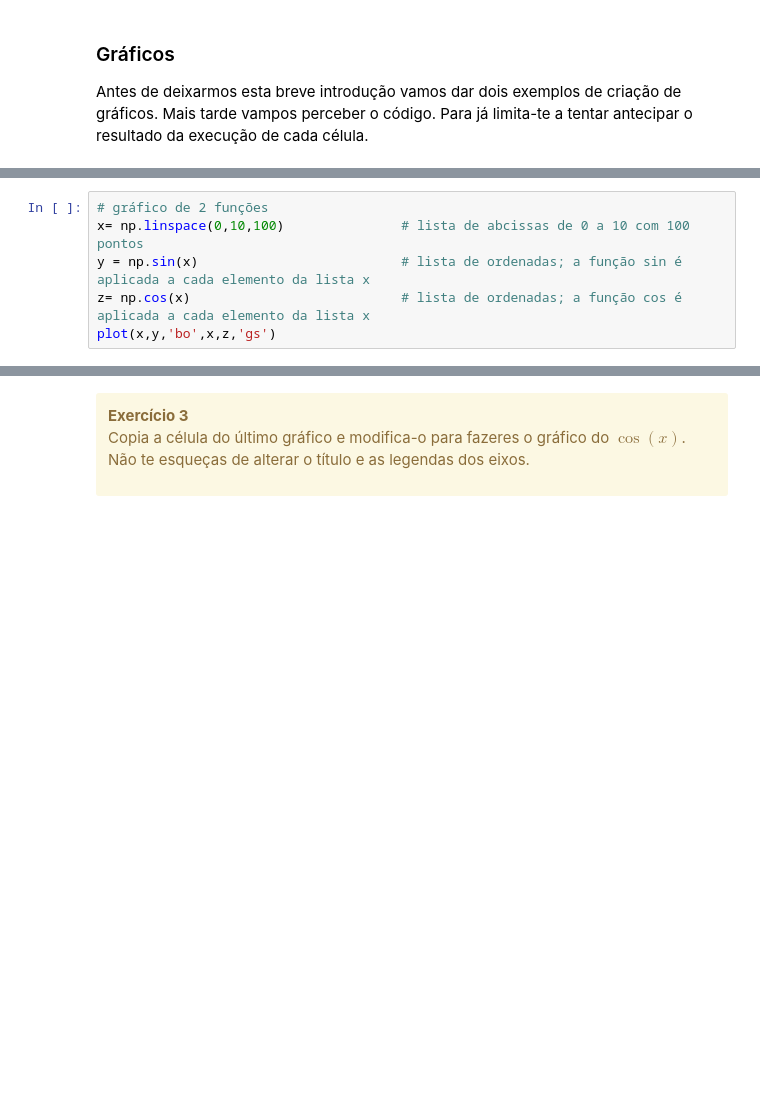
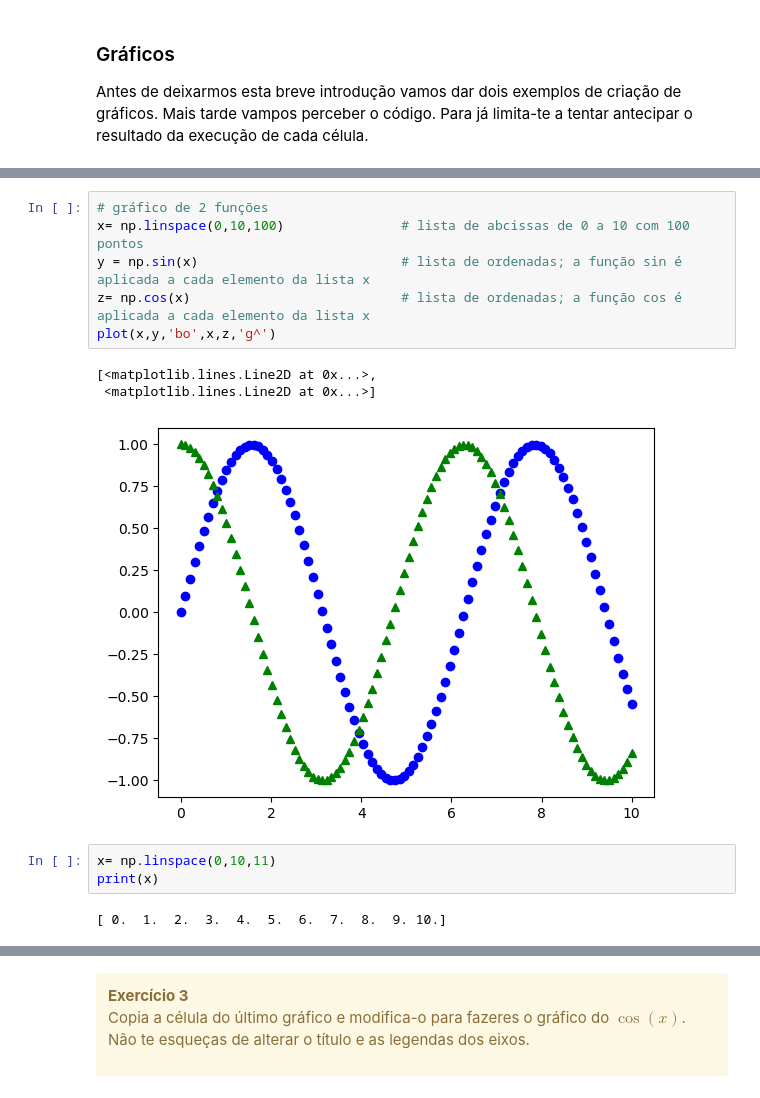
Before and after one commit to joaolopesdossantos/Academia-de-Fisica-DFA, a Jupyter notebook: Intro_JupyterNotebook-estudante.ipynb, the cells around one changed output, grey strips where cells are left out. Drawn from its saved outputs; the diff is of its cells as text; blank space fills up the shorter version.

```diff
--- a/Intro_JupyterNotebook-estudante.ipynb
+++ b/Intro_JupyterNotebook-estudante.ipynb
@@ -85,9 +112,18 @@ plot(x,y);
 # %%
 # gráfico de 2 funções
 x= np.linspace(0,10,100)               # lista de abcissas de 0 a 10 com 100 pontos
 y = np.sin(x)                          # lista de ordenadas; a função sin é aplicada a cada elemento da lista x
 z= np.cos(x)                           # lista de ordenadas; a função cos é aplicada a cada elemento da lista x
-plot(x,y,'bo',x,z,'gs')
+plot(x,y,'bo',x,z,'g^')
+# %% [output]
+[<matplotlib.lines.Line2D at 0x...>,
+ <matplotlib.lines.Line2D at 0x...>]
+[figure, added]
+# %%
+x= np.linspace(0,10,11)
+print(x)
+# %% [output]
+[ 0.  1.  2.  3.  4.  5.  6.  7.  8.  9. 10.]
 # %%
 # Um gráfico mais arranjadinho
 figure(figsize=(4,2))
```
Also changed, not shown: parts of 7 cells of this notebook.
